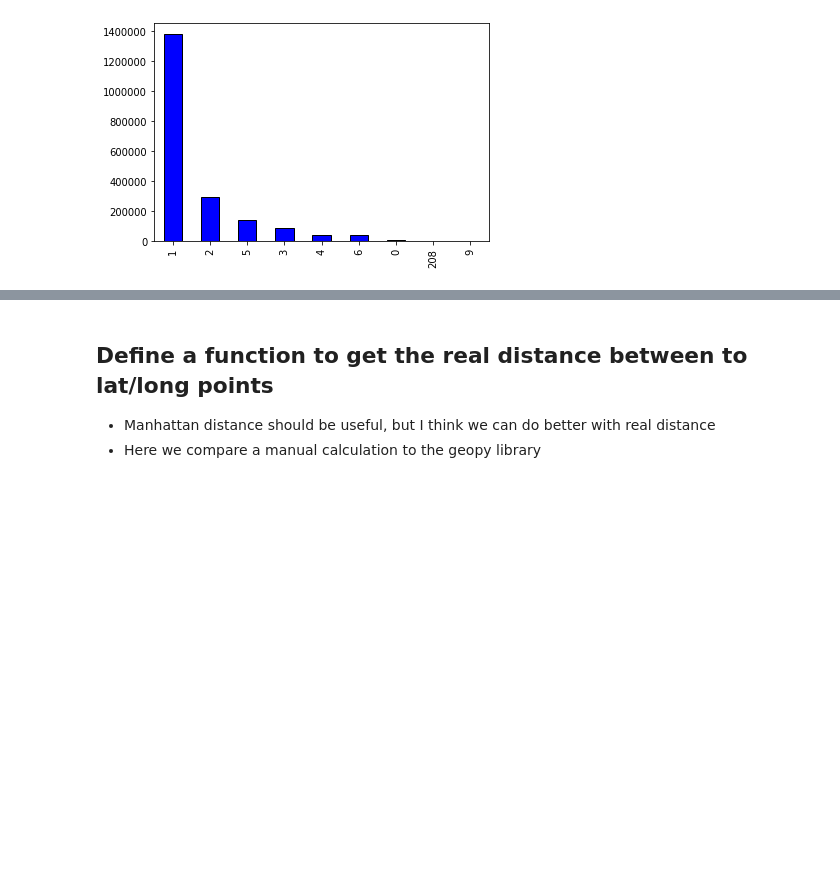
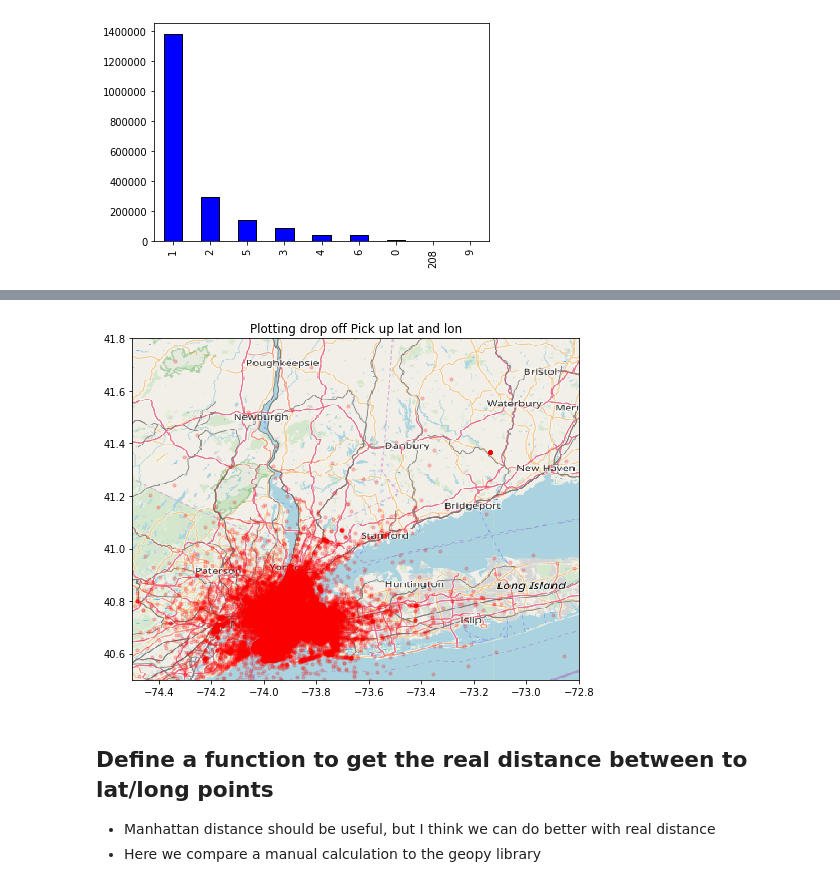
Before and after one commit to austinv211/PredictingTaxiFares, a Jupyter notebook: farePrediction.ipynb, the cells around one changed output, grey strips where cells are left out. Saved outputs shown, nothing was run; the diff lists cells and outputs as text; code cells hidden in the pictures; blank space fills up the shorter version.

```diff
--- a/farePrediction.ipynb
+++ b/farePrediction.ipynb
@@ -96,12 +97,15 @@ FileNotFoundError: [Errno 2] No such file or directory: 'images\\map.png'
 # %%
-ruh_m = plt.imread('images\map.png')
+ruh_m = plt.imread('images/map.png')
 
 fig, ay = plt.subplots(figsize = (8,7))
 ay.scatter(INTRO_DF.dropoff_longitude, INTRO_DF.dropoff_latitude, zorder=1, alpha= 0.2, c='r', s=10)
 ay.set_title('Plotting drop off Pick up lat and lon')
 ay.set_xlim(NYC_BOUNDARY[0],NYC_BOUNDARY[1])
 ay.set_ylim(NYC_BOUNDARY[2],NYC_BOUNDARY[3])
 ay.imshow(ruh_m, zorder=0, extent = NYC_BOUNDARY, aspect= 'equal')
+plt.show()
+# %% [output]
+[figure, added]
 # %% [markdown]
 ## Define a function to get the real distance between to lat/long points
 - Manhattan distance should be useful, but I think we can do better with real distance
```
Also changed, not shown: parts of 9 cells of this notebook, 1 other file.
